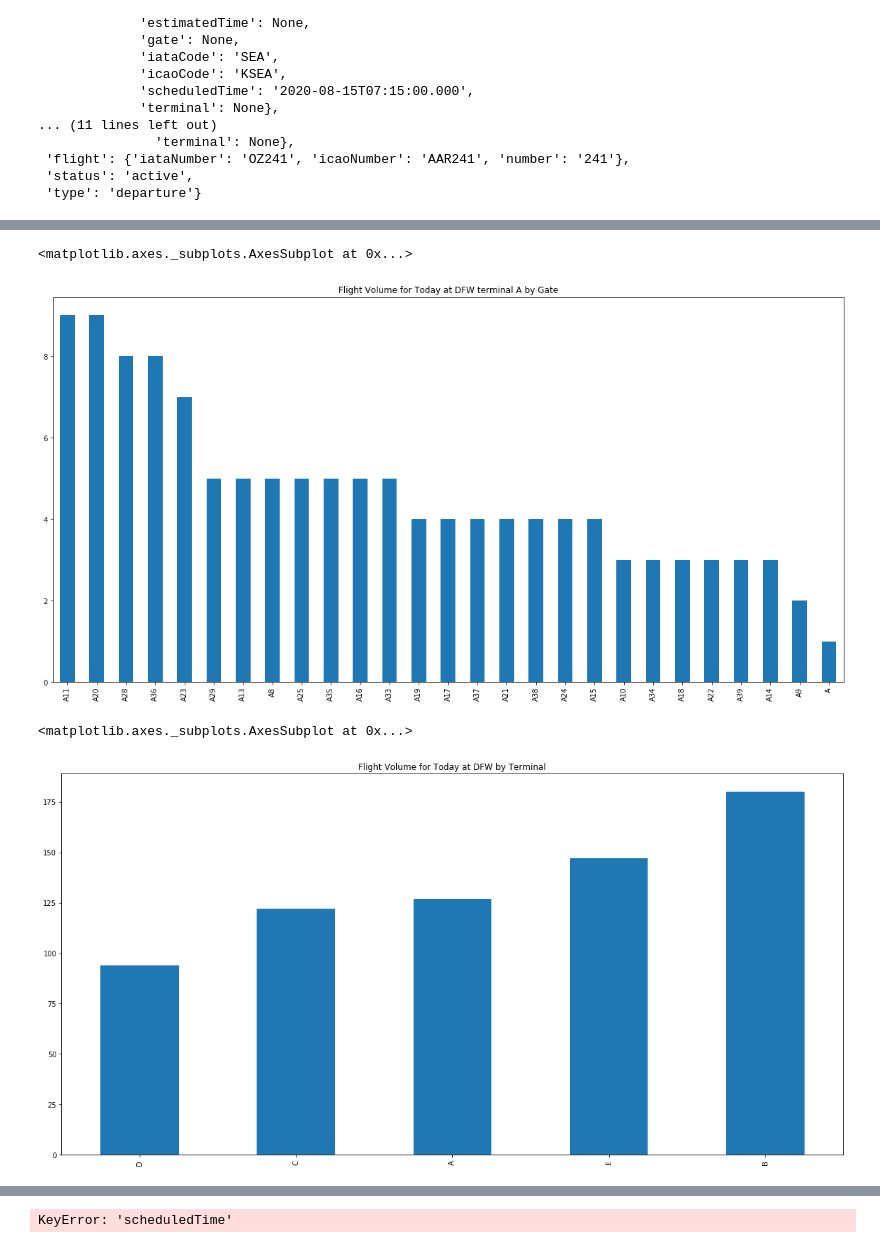
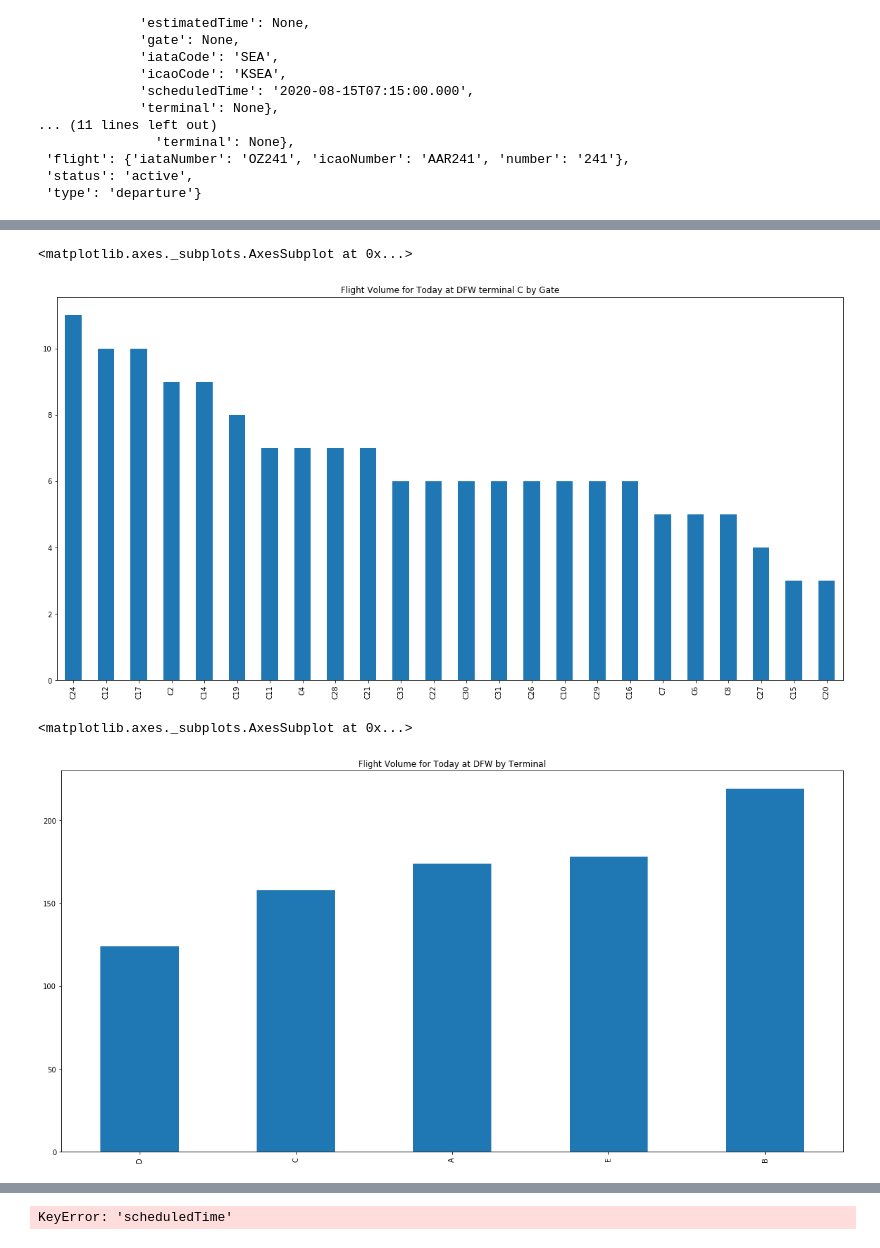
Before and after one commit to jbuckholt/ProjectAirport, a Jupyter notebook: ProjectAirport.ipynb, the cells around one changed output, grey strips where cells are left out. Cells and saved outputs as stored; diff of their text form; code cells hidden in the pictures.

```diff
--- a/ProjectAirport.ipynb
+++ b/ProjectAirport.ipynb
@@ -172,11 +172,11 @@ plt.xlim(Clean_df["time"].min(),Clean_df["time"].max())
 # %%
 #establish random sample of 1 to get data for testing
-randomIataNumberSample_df = Clean_df.sample(1)
+randomIataNumberSample_df = cleanDeparture_df.sample(1)
 #pulls fields from sample to be used for easy comparison in following kernels
-randomIataNumber = randomIataNumberSample_df.iloc[0]
-randomScheduledTime = randomIataNumberSample_df.iloc[0,1]
-randomTerminalNumber = randomIataNumberSample_df.iloc[0,4]
-randomGateNumber = randomIataNumberSample_df.iloc[0,5]
+randomIataNumber = randomIataNumberSample_df.iloc[0,3]
+randomDepartureScheduledTime = randomIataNumberSample_df.iloc[0,1]
+randomDepartureTerminalNumber = randomIataNumberSample_df.iloc[0,4]
+randomDepartureGateNumber = randomIataNumberSample_df.iloc[0,5]
 randomIataCode = randomIataNumberSample_df.iloc[0,8]
 # randomIataCode = randomIataNumberSample.loc["arrival_Iata_Code"]
 # randomIataCode
@@ -204,17 +204,17 @@ plt.xlim(Clean_df["time"].min(),Clean_df["time"].max())
 # %%
 #code to pull and chart only information from the terminal from the random sample dataframe
-gateDensity_df = Clean_df.loc[Clean_df["terminal"] == randomTerminalNumber]
+gateDensity_df = cleanDeparture_df.loc[cleanDeparture_df["terminal"] == randomDepartureTerminalNumber]
 gateDensityChart_df = gateDensity_df.gate.value_counts()
-gateDensityChart_df.plot(kind="bar",title=f"Flight Volume for Today at {departureIataCode} terminal {randomTerminalNumber} by Gate", figsize = (20,10))
+gateDensityChart_df.plot(kind="bar",title=f"Flight Volume for Today at {departureIataCode} terminal {randomDepartureTerminalNumber} by Gate", figsize = (20,10))
 # %% [output]
 <matplotlib.axes._subplots.AxesSubplot at 0x...>
-[figure, old version]
+[figure, new version]
 # %%
 #code to pull and chart TERMINAL DENSITY
-terminalDensityChart_df = Clean_df.terminal.value_counts().sort_values()
+terminalDensityChart_df = cleanDeparture_df.terminal.value_counts().sort_values()
 terminalDensityChart_df.plot(kind="bar",title=f"Flight Volume for Today at {departureIataCode} by Terminal", figsize = (20,10))
 # %% [output]
 <matplotlib.axes._subplots.AxesSubplot at 0x...>
-[figure, old version]
+[figure, new version]
 # %%
 #code to pull and chart MOST POPULAR DESTINATIONS FROM DFW TODAY - use for top 10
```
Also changed, not shown: parts of 16 cells of this notebook.
